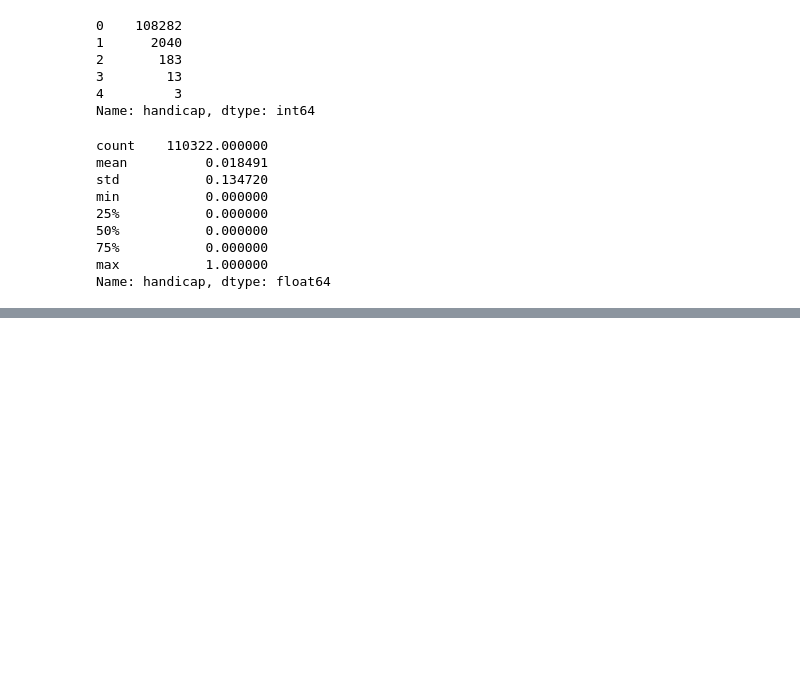
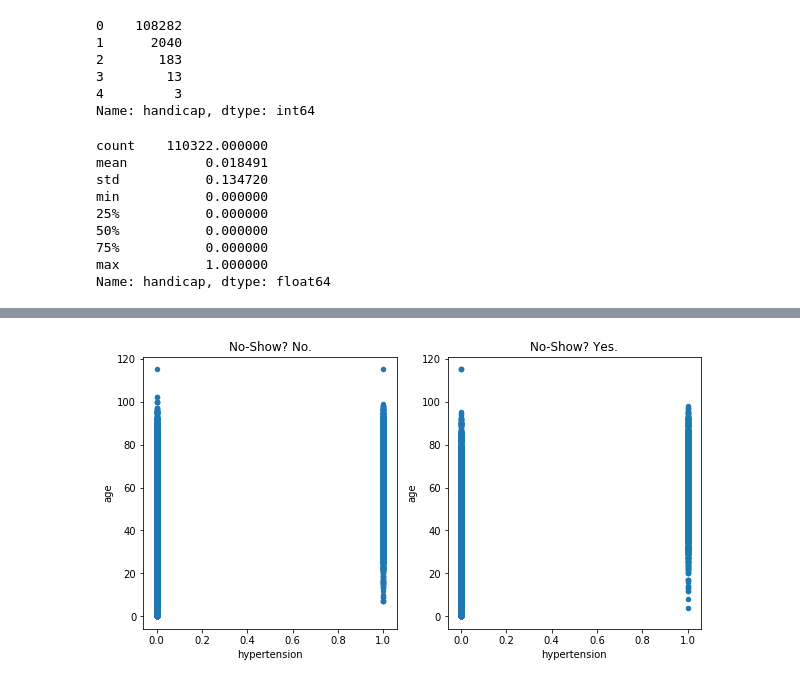
Before and after one commit to abdiganiaden/no_show_dataset_analysis, a Jupyter notebook: now_show_analysis.ipynb, the cells around one changed output, grey strips where cells are left out. Drawn from its saved outputs; the diff is of its cells as text; code cells hidden in the pictures; blank space fills up the shorter version.

```diff
--- a/now_show_analysis.ipynb
+++ b/now_show_analysis.ipynb
@@ -221,0 +224,4 @@ Name: handicap, dtype: float64
+# %%
+# split data between no no_shows and yes no_shows
+df_no  = df.query('no_show == "No"')
+df_yes = df.query('no_show == "Yes"')
@@ -221,0 +253,9 @@ Name: handicap, dtype: float64
+# %%
+fig, axes = plt.subplots(nrows=1, ncols=2, figsize=(10, 5))
+
+df_no.plot(x='hypertension', y='age', ax=axes[0], kind='scatter', title='No-Show? No.')
+df_yes.plot(x='hypertension', y='age', ax=axes[1], kind='scatter', title='No-Show? Yes.');
+
+# scatter plot shows younger people without scholarship tend to miss more
+# %% [output]
+[figure, added]
```
Also changed, not shown: parts of 31 cells of this notebook.
